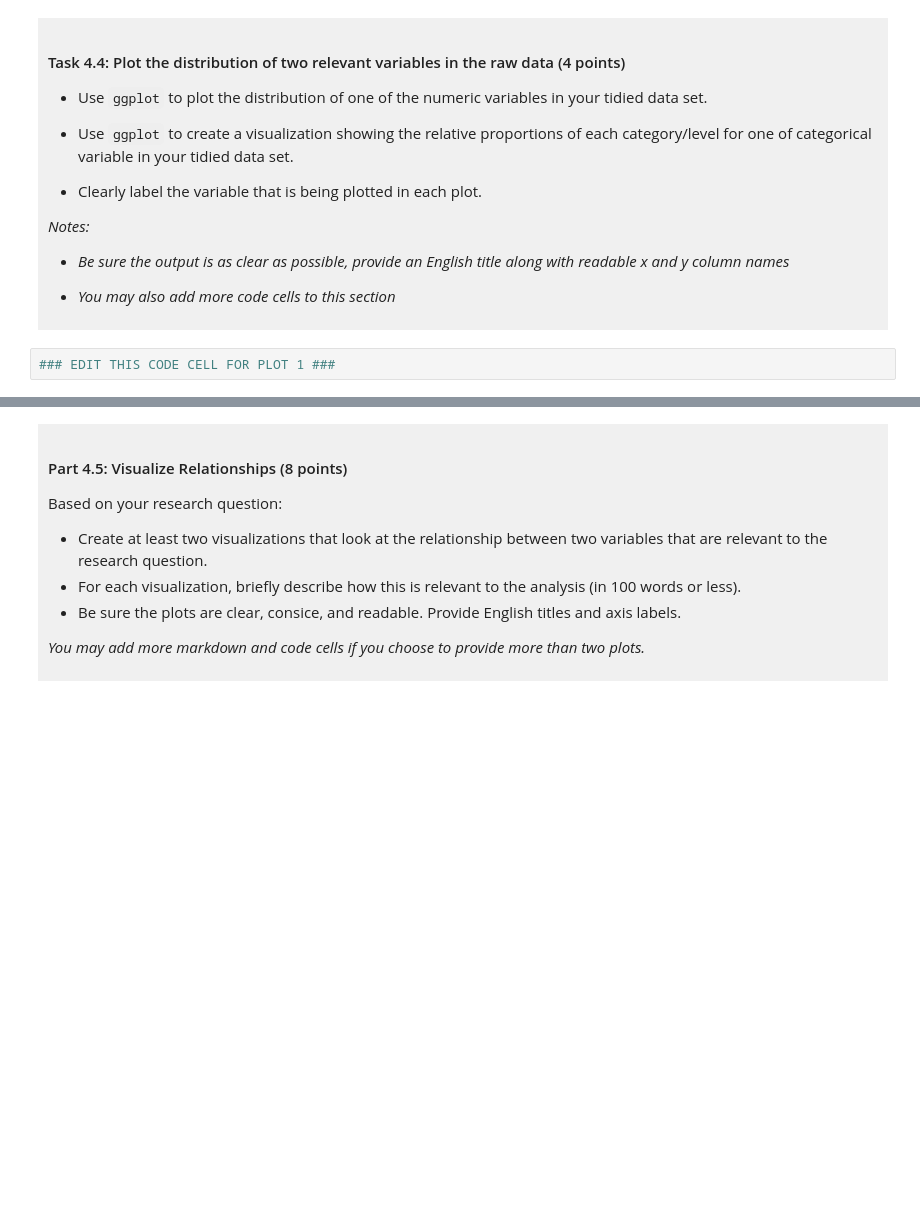
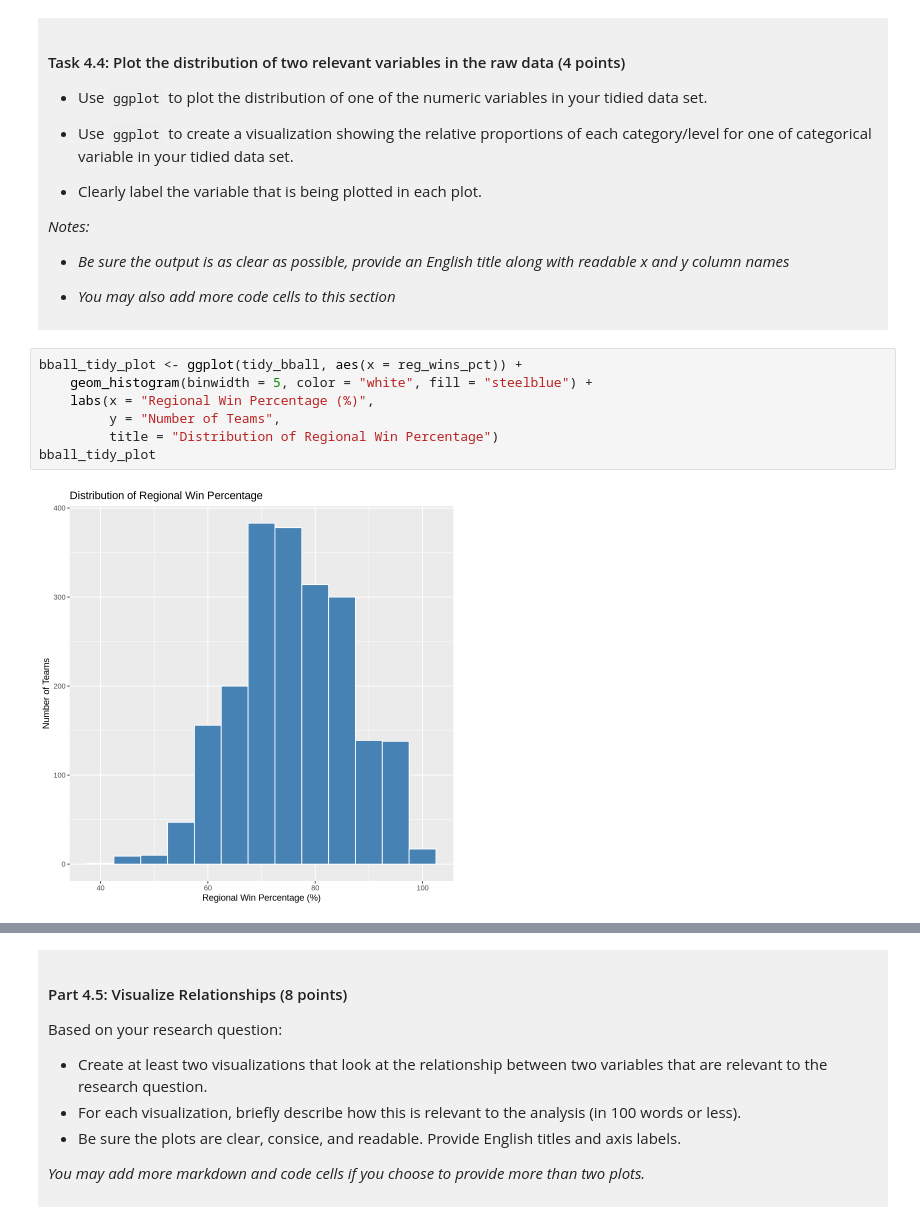
Before and after one commit to kiratomlinson07-beep/DSCI-100-Project-Kira-Tomlinson, a Jupyter notebook: dsci-100-project-notebook.ipynb, the cells around one changed output, grey strips where cells are left out. Saved outputs shown, nothing was run; the diff lists cells and outputs as text; blank space fills up the shorter version.

```diff
--- a/dsci-100-project-notebook.ipynb
+++ b/dsci-100-project-notebook.ipynb
@@ -297,5 +342,12 @@ You will refine your research question (if needed) and produce a tidy data set.
 
 </div>
 # %%
-### EDIT THIS CODE CELL FOR PLOT 1 ###
+bball_tidy_plot <- ggplot(tidy_bball, aes(x = reg_wins_pct)) +
+    geom_histogram(binwidth = 5, color = "white", fill = "steelblue") +
+    labs(x = "Regional Win Percentage (%)",
+         y = "Number of Teams",
+         title = "Distribution of Regional Win Percentage")
+bball_tidy_plot
+# %% [output]
+[figure, added]
 # %%
```
Also changed, not shown: parts of 11 cells of this notebook.
